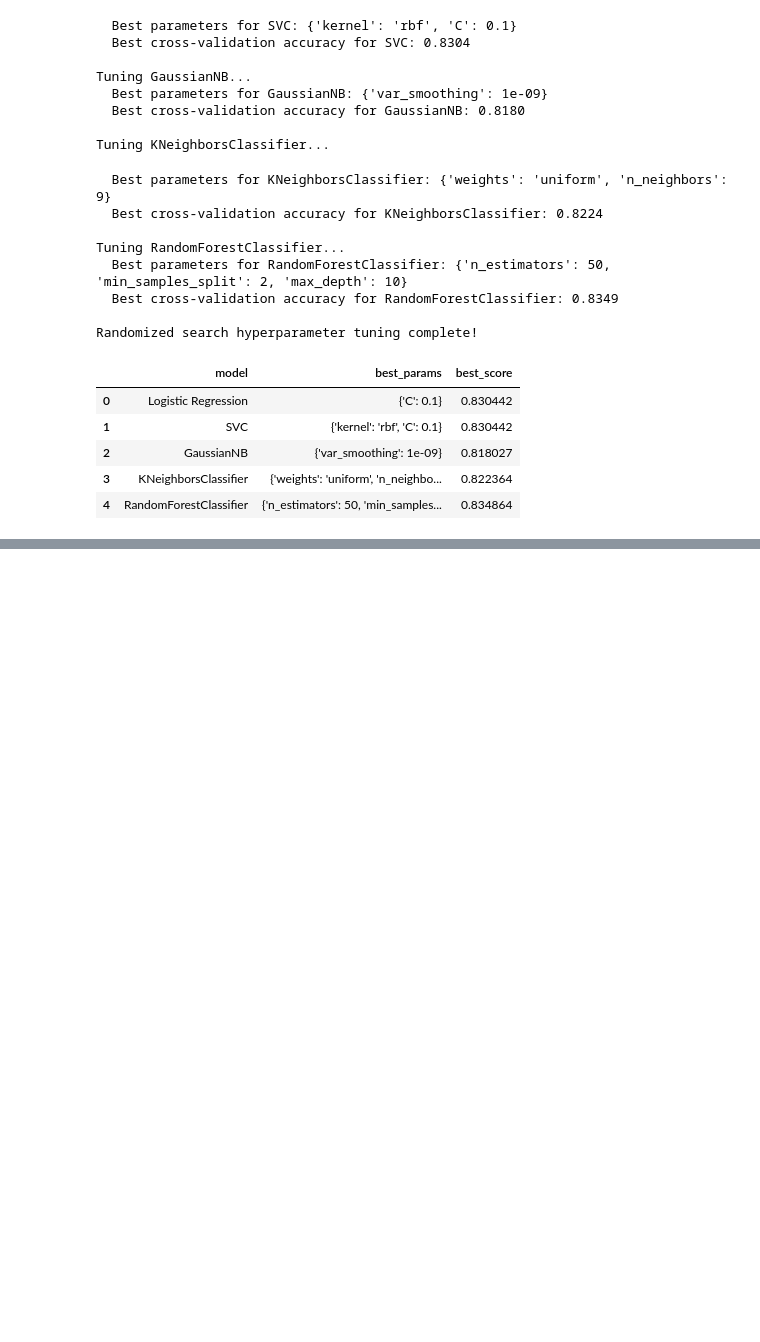
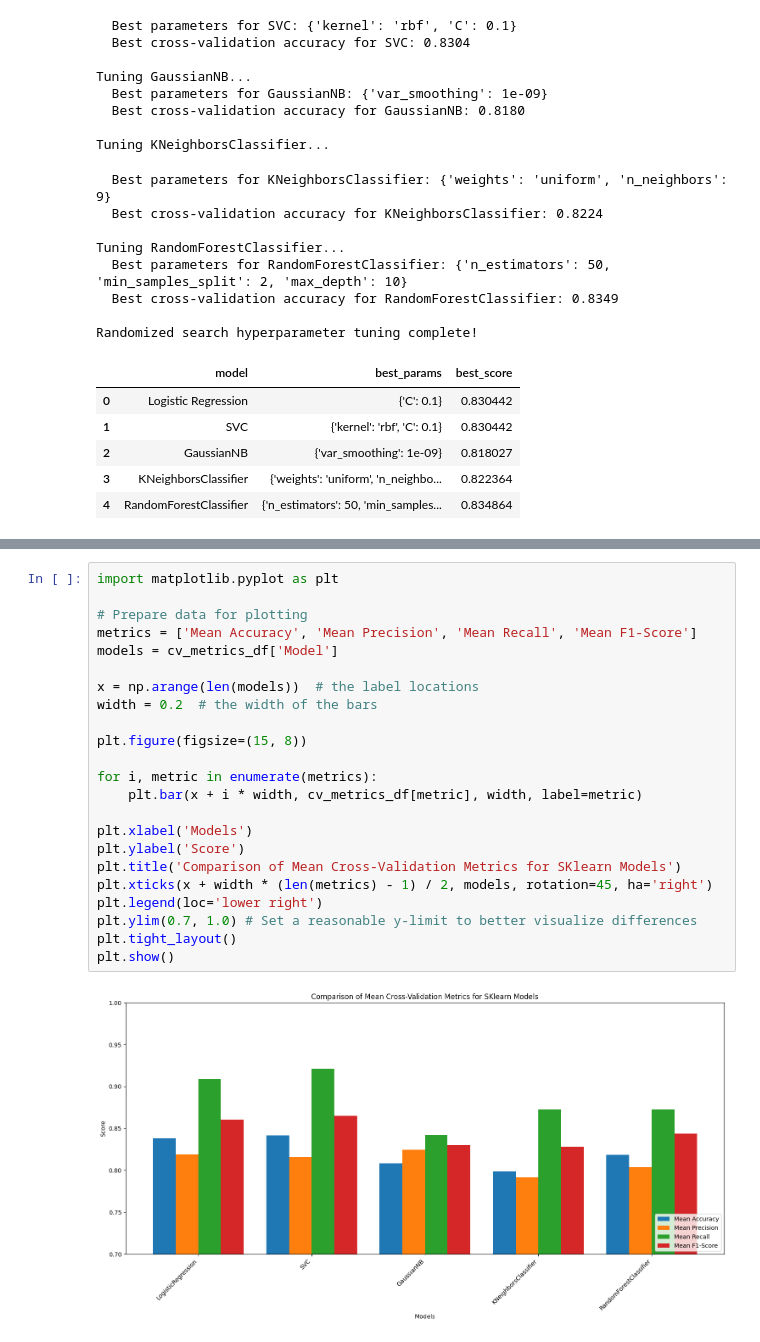
Before and after one commit to payalmishra1107/Heart_disease__ML_project, a Jupyter notebook: Copy_of_ML_Project.ipynb, the cells around one changed output, grey strips where cells are left out. Cells and saved outputs as stored; diff of their text form; blank space fills up the shorter version.

```diff
--- a/Copy_of_ML_Project.ipynb
+++ b/Copy_of_ML_Project.ipynb
@@ -535,0 +601,25 @@ Randomized search hyperparameter tuning complete!
+# %%
+import matplotlib.pyplot as plt
+
+# Prepare data for plotting
+metrics = ['Mean Accuracy', 'Mean Precision', 'Mean Recall', 'Mean F1-Score']
+models = cv_metrics_df['Model']
+
+x = np.arange(len(models))  # the label locations
+width = 0.2  # the width of the bars
+
+plt.figure(figsize=(15, 8))
+
+for i, metric in enumerate(metrics):
+    plt.bar(x + i * width, cv_metrics_df[metric], width, label=metric)
+
+plt.xlabel('Models')
+plt.ylabel('Score')
+plt.title('Comparison of Mean Cross-Validation Metrics for SKlearn Models')
+plt.xticks(x + width * (len(metrics) - 1) / 2, models, rotation=45, ha='right')
+plt.legend(loc='lower right')
+plt.ylim(0.7, 1.0) # Set a reasonable y-limit to better visualize differences
+plt.tight_layout()
+plt.show()
+# %% [output]
+[figure, added]
```
Also changed, not shown: parts of 4 cells of this notebook.
